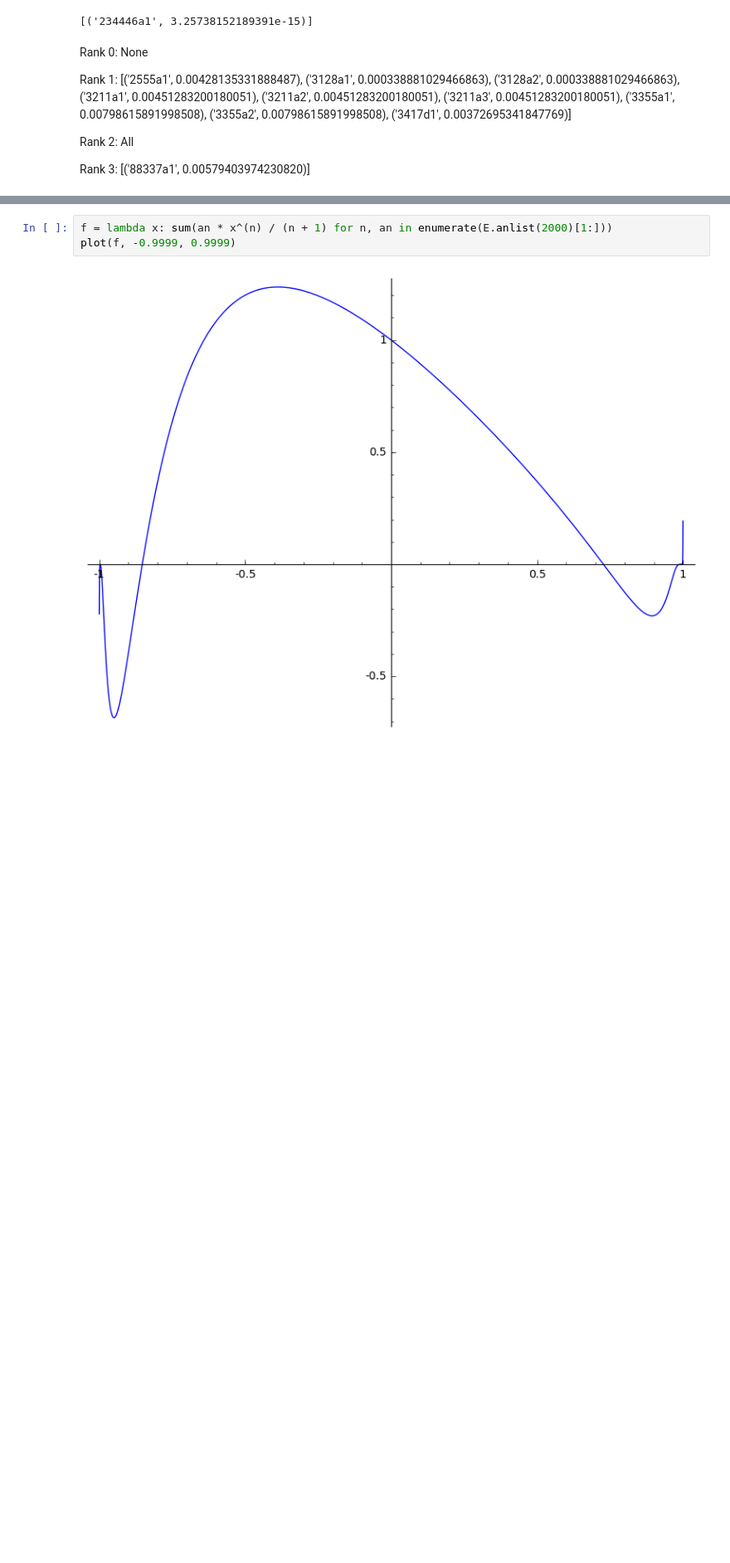
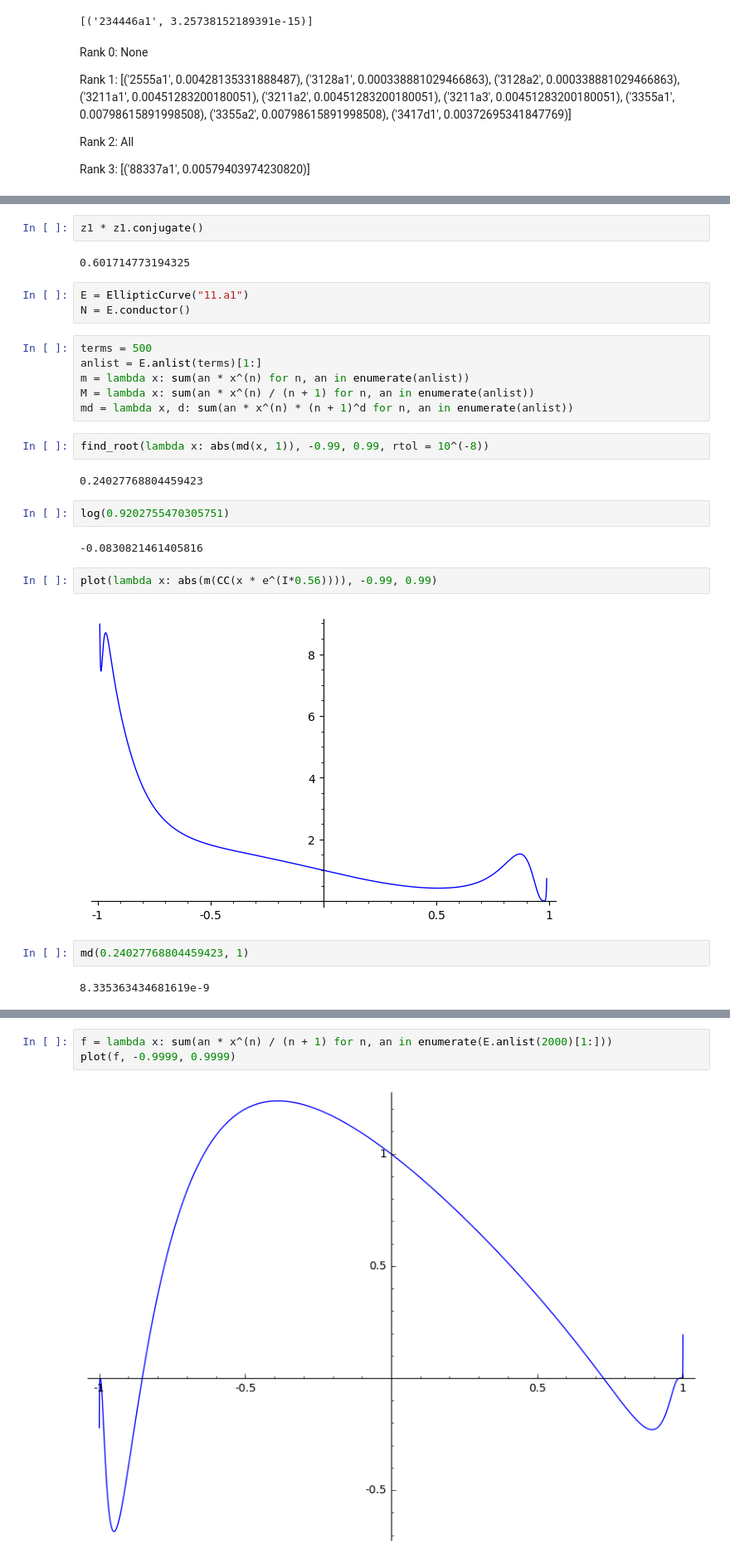
Before and after one commit to NordicMath/explore-global-weil, a Jupyter notebook: computation/ConjectureTesting2.ipynb, the cells around one changed output, grey strips where cells are left out. Shown at 83% size. Drawn from its saved outputs; the diff is of its cells as text; blank space fills up the shorter version.

```diff
--- a/computation/ConjectureTesting2.ipynb
+++ b/computation/ConjectureTesting2.ipynb
@@ -84,0 +283,29 @@ Rank 1:
+# %%
+z1 * z1.conjugate()
+# %% [output]
+0.601714773194325
+# %%
+E = EllipticCurve("11.a1")
+N = E.conductor()
+# %%
+terms = 500
+anlist = E.anlist(terms)[1:]
+m = lambda x: sum(an * x^(n) for n, an in enumerate(anlist))
+M = lambda x: sum(an * x^(n) / (n + 1) for n, an in enumerate(anlist))
+md = lambda x, d: sum(an * x^(n) * (n + 1)^d for n, an in enumerate(anlist))
+# %%
+find_root(lambda x: abs(md(x, 1)), -0.99, 0.99, rtol = 10^(-8))
+# %% [output]
+0.24027768804459423
+# %%
+log(0.9202755470305751)
+# %% [output]
+-0.0830821461405816
+# %%
+plot(lambda x: abs(m(CC(x * e^(I*0.56)))), -0.99, 0.99)
+# %% [output]
+[figure, added]
+# %%
+md(0.24027768804459423, 1)
+# %% [output]
+8.335363434681619e-9
```
Also changed, not shown: parts of 56 cells of this notebook, 9 other files.
